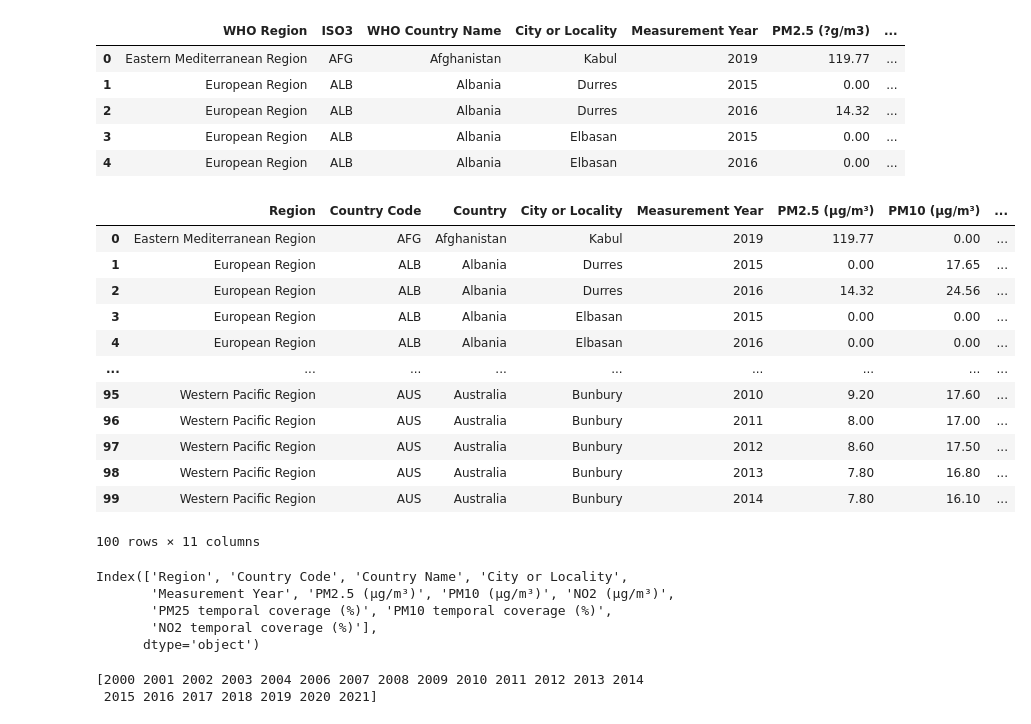
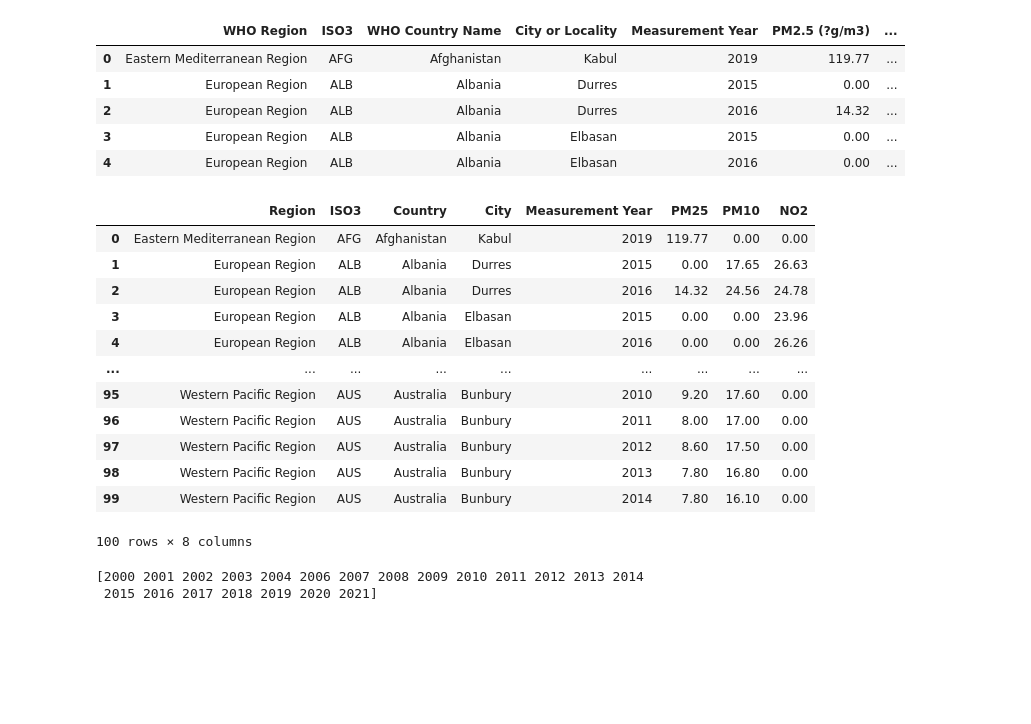
Before and after one commit to sameenshahzad/Project-3_Group-13, a Jupyter notebook: AQ_Data_ETL.ipynb, the cells around one changed output. Cells and saved outputs as stored; diff of their text form; code cells hidden in the pictures; blank space fills up the shorter version.

```diff
--- a/AQ_Data_ETL.ipynb
+++ b/AQ_Data_ETL.ipynb
@@ -274,6 +253,6 @@ df.head()
 # %%
 # Remove the unwanted columns and any leading/trailing spaces
-cols_to_remove = ['Reference', 'Number and type of monitoring stations', 'Version of the database', 'Status', 'Unnamed: 15', 'Unnamed: 16']
+cols_to_remove = ['PM25 temporal coverage (%)','PM10 temporal coverage (%)','NO2 temporal coverage (%)','Reference', 'Number and type of monitoring stations', 'Version of the database', 'Status', 'Unnamed: 15', 'Unnamed: 16']
 df = df.drop([col.strip() for col in cols_to_remove if col.strip() in df.columns], axis=1)
 
 # Print the resulting DataFrame
@@ -299,37 +278,29 @@ df.head()
 | 4 | European Region | ALB | Albania | Elbasan | 2016 | 0.00 | ... |
 # %%
 # Rename the columns
-new_column_names = {'WHO Region': 'Region', 'ISO3': 'Country Code', 'WHO Country Name': 'Country', 'PM2.5 (?g/m3)': 'PM2.5 (μg/m³)', 'PM10 (?g/m3)': 'PM10 (μg/m³)', 'NO2 (?g/m3)': 'NO2 (μg/m³)'}
+# unit μg/m³
+new_column_names = {'WHO Region': 'Region', 'City or Locality': 'City', 'WHO Country Name': 'Country', 'PM2.5 (?g/m3)': 'PM25', 'PM10 (?g/m3)': 'PM10', 'NO2 (?g/m3)':'NO2'}
 df = df.rename(columns=new_column_names)
 
 # Print the resulting DataFrame
 df.head(100)
 # %% [output]
-|  | Region | Country Code | Country | City or Locality | Measurement Year | PM2.5 (μg/m³) | PM10 (μg/m³) | ... |
-| 0 | Eastern Mediterranean Region | AFG | Afghanistan | Kabul | 2019 | 119.77 | 0.00 | ... |
-| 1 | European Region | ALB | Albania | Durres | 2015 | 0.00 | 17.65 | ... |
-| 2 | European Region | ALB | Albania | Durres | 2016 | 14.32 | 24.56 | ... |
-| 3 | European Region | ALB | Albania | Elbasan | 2015 | 0.00 | 0.00 | ... |
-| 4 | European Region | ALB | Albania | Elbasan | 2016 | 0.00 | 0.00 | ... |
+|  | Region | ISO3 | Country | City | Measurement Year | PM25 | PM10 | NO2 |
+| 0 | Eastern Mediterranean Region | AFG | Afghanistan | Kabul | 2019 | 119.77 | 0.00 | 0.00 |
+| 1 | European Region | ALB | Albania | Durres | 2015 | 0.00 | 17.65 | 26.63 |
+| 2 | European Region | ALB | Albania | Durres | 2016 | 14.32 | 24.56 | 24.78 |
+| 3 | European Region | ALB | Albania | Elbasan | 2015 | 0.00 | 0.00 | 23.96 |
+| 4 | European Region | ALB | Albania | Elbasan | 2016 | 0.00 | 0.00 | 26.26 |
 | ... | ... | ... | ... | ... | ... | ... | ... | ... |
-| 95 | Western Pacific Region | AUS | Australia | Bunbury | 2010 | 9.20 | 17.60 | ... |
-| 96 | Western Pacific Region | AUS | Australia | Bunbury | 2011 | 8.00 | 17.00 | ... |
-| 97 | Western Pacific Region | AUS | Australia | Bunbury | 2012 | 8.60 | 17.50 | ... |
-| 98 | Western Pacific Region | AUS | Australia | Bunbury | 2013 | 7.80 | 16.80 | ... |
-| 99 | Western Pacific Region | AUS | Australia | Bunbury | 2014 | 7.80 | 16.10 | ... |
+| 95 | Western Pacific Region | AUS | Australia | Bunbury | 2010 | 9.20 | 17.60 | 0.00 |
+| 96 | Western Pacific Region | AUS | Australia | Bunbury | 2011 | 8.00 | 17.00 | 0.00 |
+| 97 | Western Pacific Region | AUS | Australia | Bunbury | 2012 | 8.60 | 17.50 | 0.00 |
+| 98 | Western Pacific Region | AUS | Australia | Bunbury | 2013 | 7.80 | 16.80 | 0.00 |
+| 99 | Western Pacific Region | AUS | Australia | Bunbury | 2014 | 7.80 | 16.10 | 0.00 |
-100 rows × 11 columns
+100 rows × 8 columns
 # %%
 # # save the DataFrame to a CSV file
 # df.to_csv('Ambient_Air_Quality_Data.csv', index=False)
-# %%
-# check the column names
-print(df.columns)
-# %% [output]
-Index(['Region', 'Country Code', 'Country Name', 'City or Locality',
-       'Measurement Year', 'PM2.5 (μg/m³)', 'PM10 (μg/m³)', 'NO2 (μg/m³)',
-       'PM25 temporal coverage (%)', 'PM10 temporal coverage (%)',
-       'NO2 temporal coverage (%)'],
-      dtype='object')
 # %%
 # get the sorted unique years
 unique_years = df['Measurement Year'].sort_values().unique()
```
Also changed, not shown: parts of 26 cells of this notebook, 7 other files.
